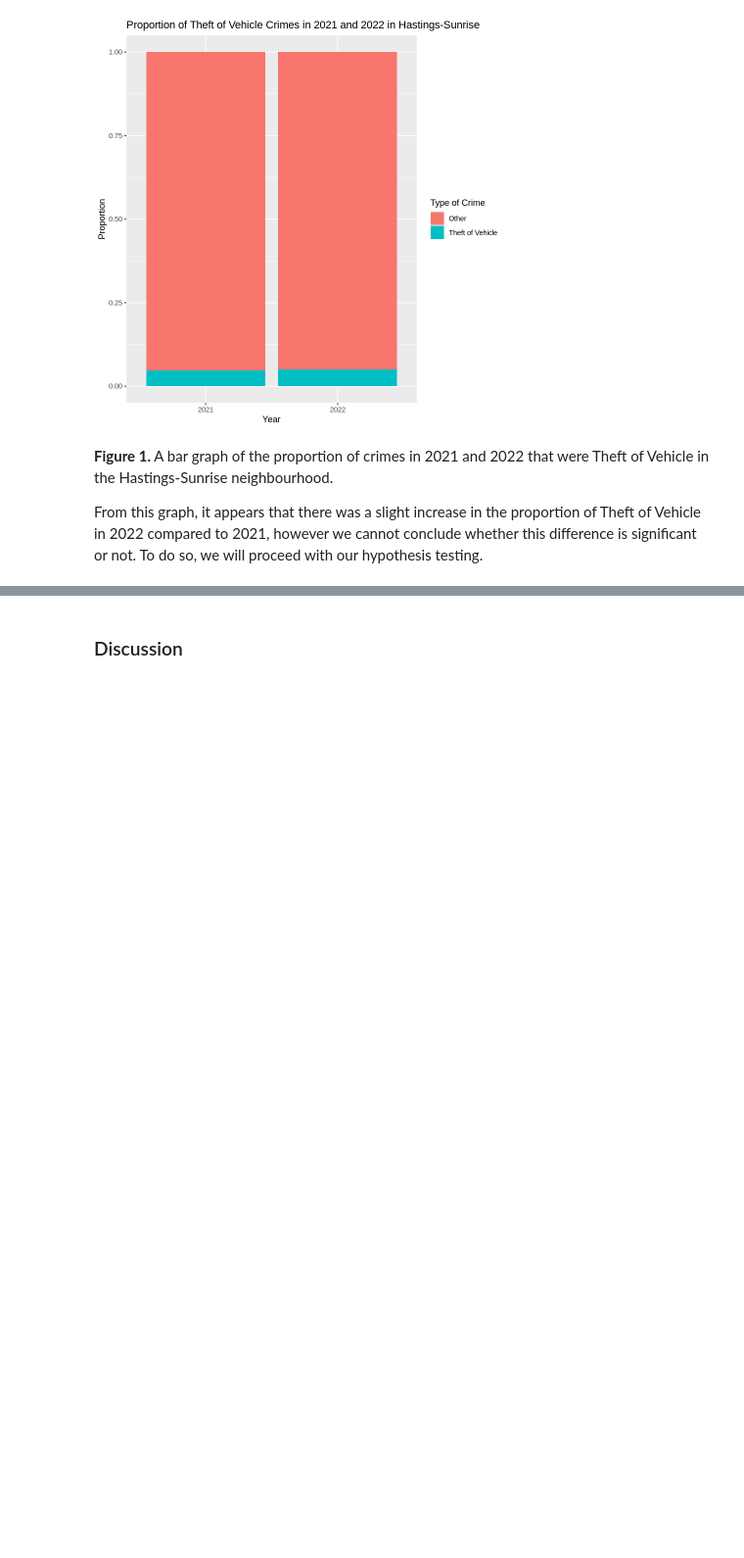
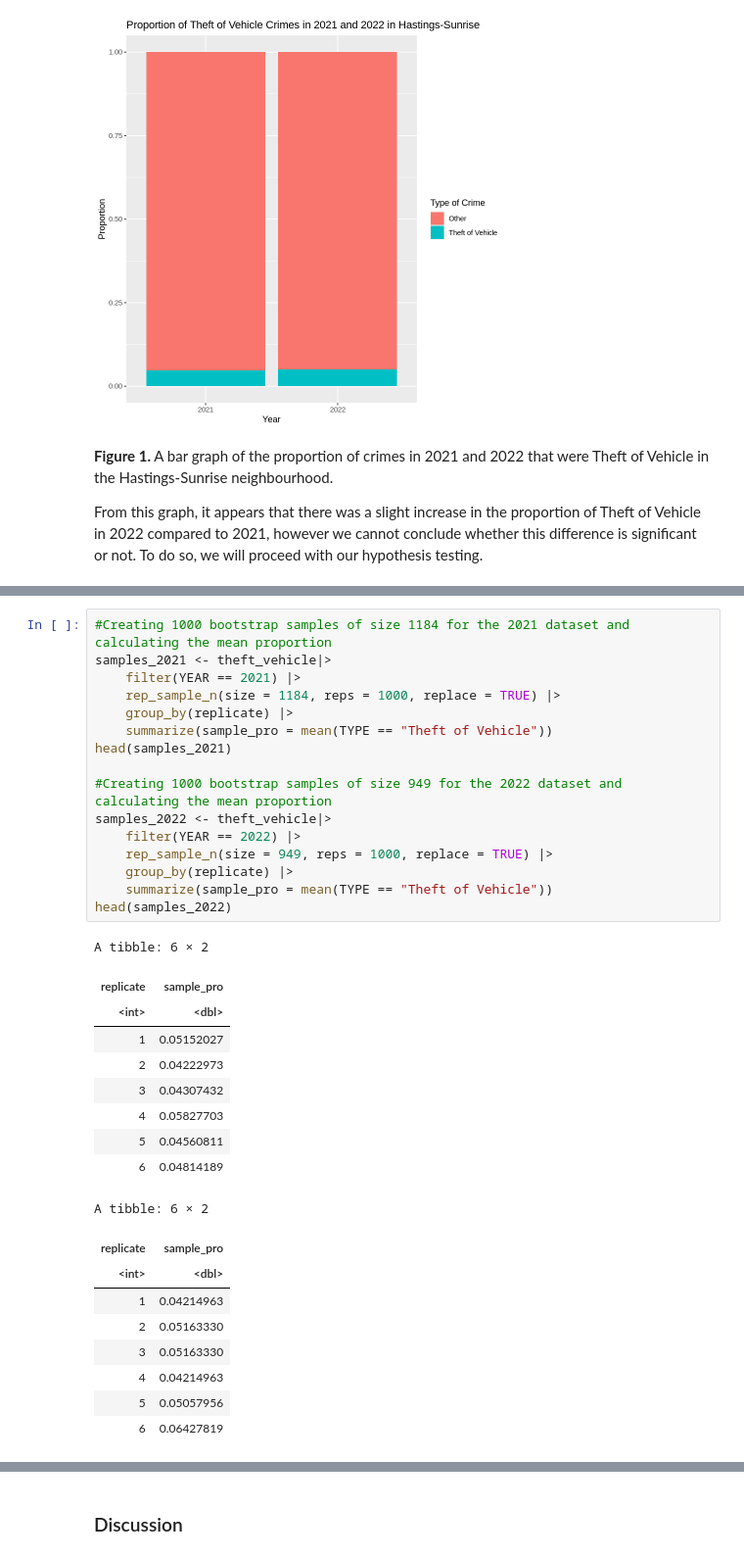
Before and after one commit to Haobo11/Stat201-group-project, a Jupyter notebook: Final Report.ipynb, the cells around one changed output, grey strips where cells are left out. Shown at 98% size. Drawn from its saved outputs; the diff is of its cells as text; blank space fills up the shorter version.

```diff
--- a/Final Report.ipynb
+++ b/Final Report.ipynb
@@ -139,0 +156,35 @@ From this graph, it appears that there was a slight increase in the proportion o
+# %%
+#Creating 1000 bootstrap samples of size 1184 for the 2021 dataset and calculating the mean proportion
+samples_2021 <- theft_vehicle|>
+    filter(YEAR == 2021) |>
+    rep_sample_n(size = 1184, reps = 1000, replace = TRUE) |>
+    group_by(replicate) |>
+    summarize(sample_pro = mean(TYPE == "Theft of Vehicle"))
+head(samples_2021)
+
+#Creating 1000 bootstrap samples of size 949 for the 2022 dataset and calculating the mean proportion
+samples_2022 <- theft_vehicle|>
+    filter(YEAR == 2022) |>
+    rep_sample_n(size = 949, reps = 1000, replace = TRUE) |>
+    group_by(replicate) |>
+    summarize(sample_pro = mean(TYPE == "Theft of Vehicle"))
+head(samples_2022)
+# %% [output]
+A tibble: 6 × 2
+| replicate | sample_pro |
+| <int> | <dbl> |
+| 1 | 0.05152027 |
+| 2 | 0.04222973 |
+| 3 | 0.04307432 |
+| 4 | 0.05827703 |
+| 5 | 0.04560811 |
+| 6 | 0.04814189 |
+A tibble: 6 × 2
+| replicate | sample_pro |
+| <int> | <dbl> |
+| 1 | 0.04214963 |
+| 2 | 0.05163330 |
+| 3 | 0.05163330 |
+| 4 | 0.04214963 |
+| 5 | 0.05057956 |
+| 6 | 0.06427819 |
```
Also changed, not shown: parts of 35 cells of this notebook.
